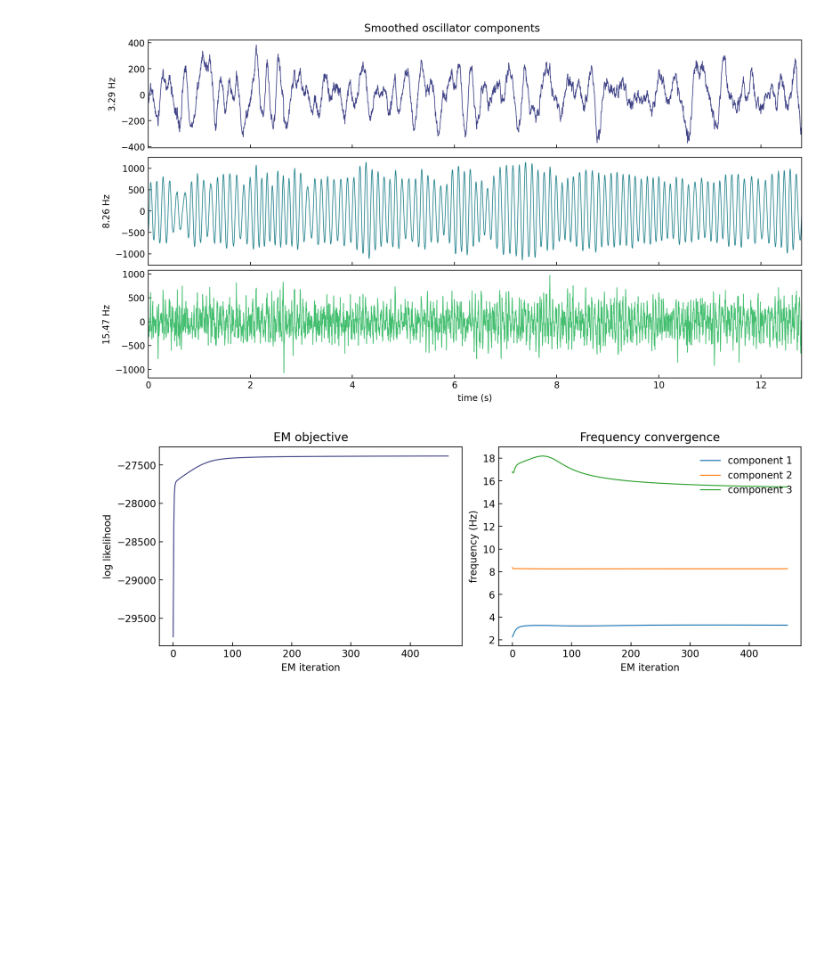
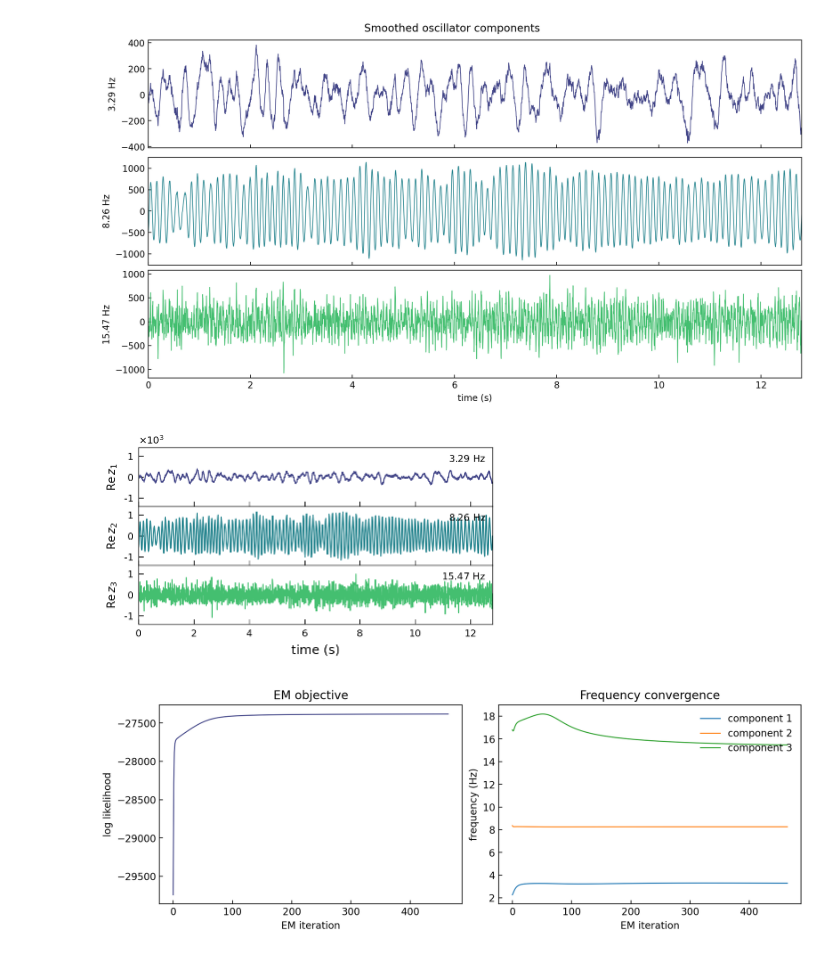
Before and after one commit to bishopgroup/phase-bayes, a Jupyter notebook: MethodComparisons/SSPE.ipynb, the cells around one changed output. Cells and saved outputs as stored; diff of their text form; code cells hidden in the pictures; blank space fills up the shorter version.

Commit message:
Updated plots for figures

```diff
--- a/MethodComparisons/SSPE.ipynb
+++ b/MethodComparisons/SSPE.ipynb
@@ -14,12 +14,14 @@ from pathlib import Path
 import matplotlib.pyplot as plt
 import numpy as np
 from scipy.signal import find_peaks
+from matplotlib.ticker import FuncFormatter
 
 import SSPE
 
 %config InlineBackend.figure_format = 'retina'
 cmap = plt.cm.viridis
 rng = np.random.default_rng(12345)
+cm = 1 / 2.54  # centimeters to inches
 # %% [markdown]
 ## Hippocampal data
 
@@ -128,6 +130,104 @@ fig.suptitle('Smoothed oscillator components')
 plt.show()
 # %% [output]
 [figure]
+# %%
+# Exact combined axis dimensions
+ax_w = 9.0 * cm
+total_ax_h = 4.5 * cm
+
+# Figure margins
+left = 1.5 * cm
+right = 0.3 * cm
+bottom = 1.2 * cm
+top = 0.4 * cm
+
+fig_w = left + ax_w + right
+fig_h = bottom + total_ax_h + top
+
+components = fit["smoothed_components"]
+
+fig, axes = plt.subplots(
+    3,
+    1,
+    figsize=(fig_w, fig_h),
+    sharex=True,
+    sharey=True,
+    gridspec_kw={"hspace": 0},
+)
+
+fig.subplots_adjust(
+    left=left / fig_w,
+    right=1 - right / fig_w,
+    bottom=bottom / fig_h,
+    top=1 - top / fig_h,
+    hspace=0,
+)
+
+# Display -1000, 0, 1000 as -1, 0, 1
+thousands_formatter = FuncFormatter(lambda value, position: f"{value / 1000:g}")
+
+for component, ax in enumerate(axes):
+    ax.plot(
+        time,
+        components[:, component],
+        color=cmap(0.2 + 0.25 * component),
+        lw=0.8,
+        label=rf"${fit['frequencies'][component]:.2f}\ \mathrm{{Hz}}$",
+    )
+
+    ax.set_ylabel(
+        rf"$\mathrm{{Re}}\,z_{{{component + 1}}}$",
+        fontsize=8,
+    )
+    ax.set_ylim(-1400, 1400)
+    ax.set_yticks([-1000, 0, 1000])
+    ax.yaxis.set_major_formatter(thousands_formatter)
+
+    ax.tick_params(
+        axis="both",
+        which="major",
+        labelsize=7,
+        width=0.5,
+        direction="in",
+    )
+    ax.tick_params(
+        axis="both",
+        which="minor",
+        labelsize=7,
+        width=0.5,
+        direction="in",
+    )
+
+    for spine in ax.spines.values():
+        spine.set_visible(True)
+        spine.set_linewidth(0.5)
+
+    ax.legend(
+        loc="upper right",
+        fontsize=7,
+        frameon=False,
+        handlelength=0,
+        handletextpad=0,
+        borderpad=0.2,
+    )
+
+# Show the common scale factor above the top panel only
+axes[0].text(
+    0.0,
+    1.03,
+    r"$\times 10^{3}$",
+    transform=axes[0].transAxes,
+    ha="left",
+    va="bottom",
+    fontsize=7,
+)
+
+axes[-1].set_xlim(time[0], time[-1])
+axes[-1].set_xlabel("time (s)", fontsize=9)
+
+plt.savefig('plots/SSPE_components.pdf')
+# %% [output]
+[figure, added]
 # %%
 fig, axes = plt.subplots(1, 2, figsize=(10, 3.5), constrained_layout=True)
 axes[0].plot(fit['likelihood_history'], color=cmap(0.2), lw=1)
```
Also changed, not shown: 4 other files.
